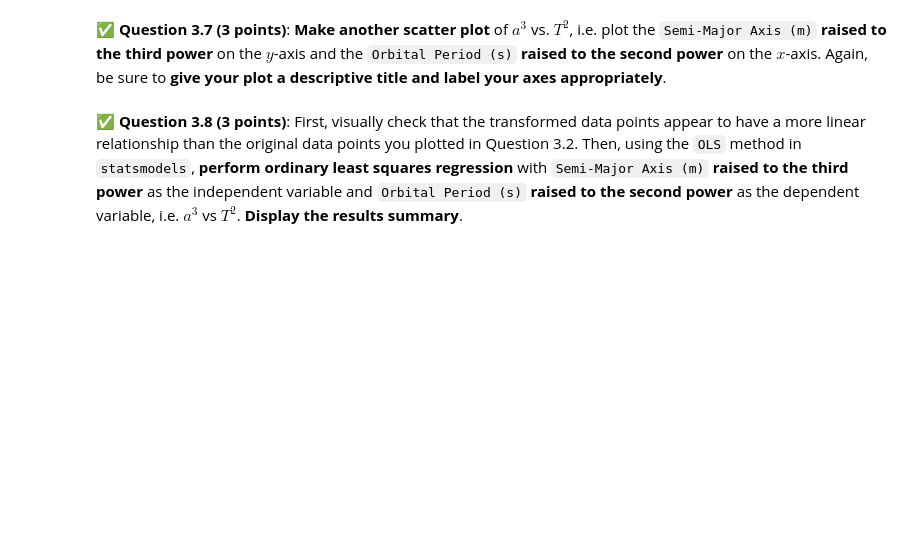
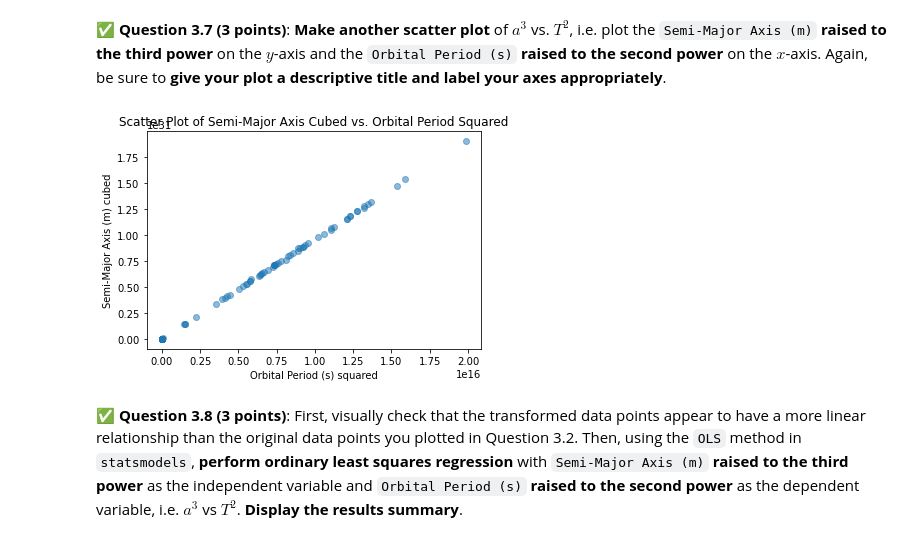
Before and after one commit to Unicore27/CMSE202_FS23_Turnin, a Jupyter notebook: Final/CMSE202-Final-Section002-Lucas Victor.ipynb, the cells around one changed output. Cells and saved outputs as stored; diff of their text form; code cells hidden in the pictures; blank space fills up the shorter version.

```diff
--- a/Final/CMSE202-Final-Section002-Lucas Victor.ipynb
+++ b/Final/CMSE202-Final-Section002-Lucas Victor.ipynb
@@ -181,2 +360,21 @@ Kepler's Third Law states that when a body with mass $m$ orbits another body wit
+# %%
+### Put your code for Question 3.7 here
+import pandas as pd
+import matplotlib.pyplot as plt
+df['a_cubed'] = df['Semi-Major Axis (m)'] ** 3
+df['T_squared'] = df['Orbital Period (s)'] ** 2
+
+# Scatter plot
+plt.scatter(df['T_squared'], df['a_cubed'], alpha=0.5)
+
+# Set labels and title
+plt.xlabel('Orbital Period (s) squared')
+plt.ylabel('Semi-Major Axis (m) cubed')
+plt.title('Scatter Plot of Semi-Major Axis Cubed vs. Orbital Period Squared')
+
+# Show the plot
+plt.show()
+# %% [output]
+[figure, added]
 # %% [markdown]
 &#9989; **Question 3.8 (3 points)**: First, visually check that the transformed data points appear to have a more linear relationship than the original data points you plotted in Question 3.2. Then, using the `OLS` method in `statsmodels`, **perform ordinary least squares regression** with `Semi-Major Axis (m)` **raised to the third power** as the independent variable and `Orbital Period (s)` **raised to the second power** as the dependent variable, i.e. $a^3$ vs $T^2$. **Display the results summary**.
```
Also changed, not shown: parts of 43 cells of this notebook, 2 other files.
